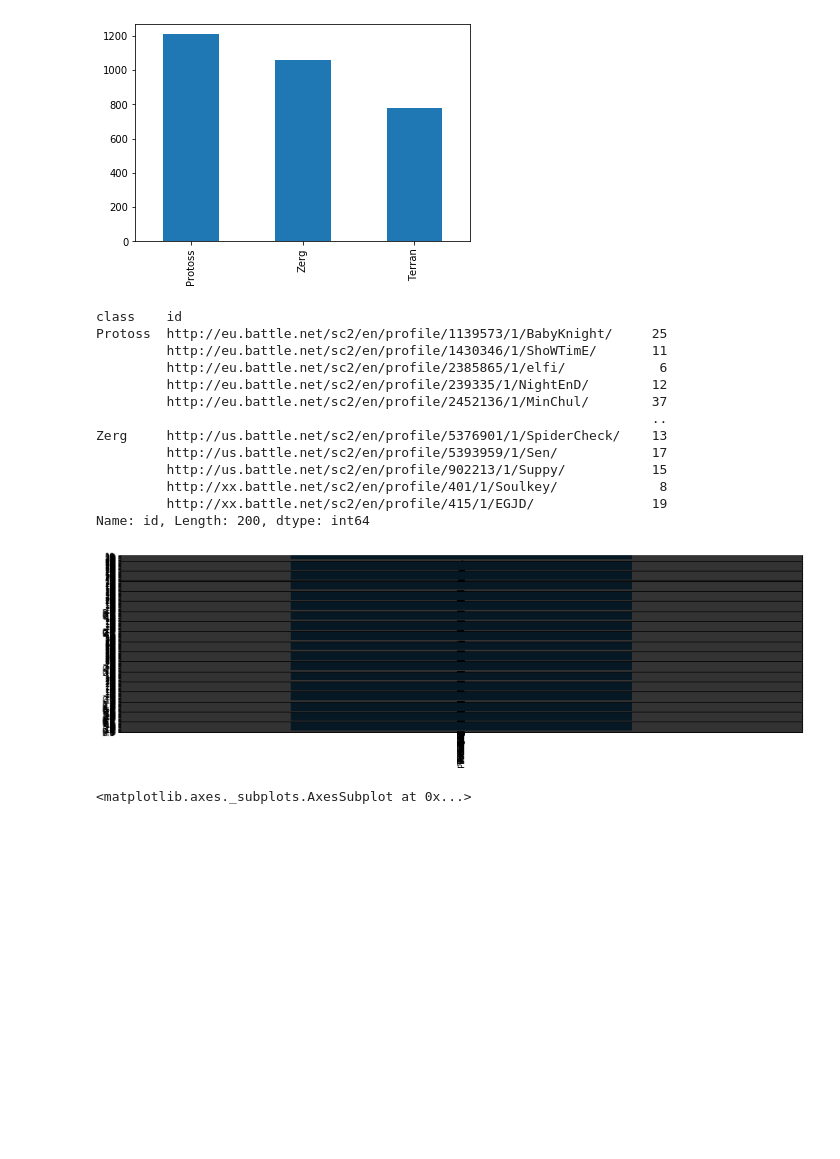
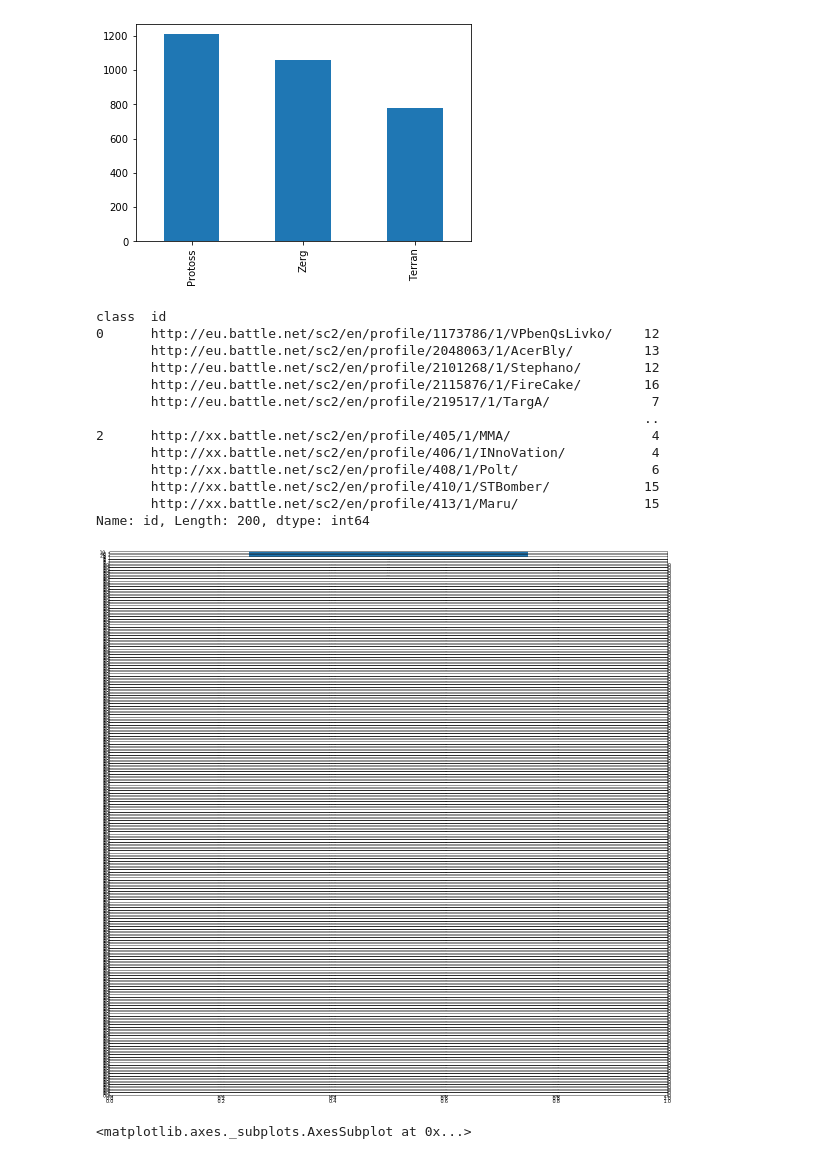
Before and after one commit to AguPereyra/StarcraftDataMiner, a Jupyter notebook: kernel/EDA.ipynb, the cells around one changed output. Drawn from its saved outputs; the diff is of its cells as text; code cells hidden in the pictures; blank space fills up the shorter version.

```diff
--- a/kernel/EDA.ipynb
+++ b/kernel/EDA.ipynb
@@ -15,3 +20,27 @@ Using TensorFlow backend.
+# %%
+#To be sure that we get all the right keys
+CSV_KEYS = ['id', 'class', 's', 'sBase', 'sMineral', 'order']
+for i in range(10):
+    CSV_KEYS.append('hotkey' + str(i))
+
+#Define map class->value
+CLASSES = {}
+
+#Zerg -> 0
+#Protoss -> 1
+#Terran -> 2
+CLASSES['Zerg'] = 0
+CLASSES['Protoss'] = 1
+CLASSES['Terran'] = 2
+
+#Define Directories
+OUTPUT = '../data/output'
+OUTPUT_SUB = OUTPUT
+OUTPUT_CHARTS = OUTPUT + '/charts/'
+INPUT = '../data/input'
+INPUT_TRAIN = INPUT + '/TRAIN.CSV'
+INPUT_TEST = INPUT + '/TEST.CSV'
+INPUT_TRAIN_LONG = INPUT + '/TRAIN_LONG.CSV'
 # %% [markdown]
 ## Reading Data
 # %%
@@ -44,5 +79,6 @@ with open(csv_file, newline='') as csv_text:
 # %%
-df = pd.DataFrame(data, columns=train_dict.keys())
+data, ids= get_train_data()
+df = pd.DataFrame(data, columns=data[0].keys())
 print('Shape of the dataset: ' + str(df.shape))
-df.head().fillna(0)
+df.sample(n=5).fillna(0)
 # %% [output]
@@ -127,34 +146,32 @@ Name: class, dtype: int64
 # %%
 df.groupby(['class','id'])['id'].count()
 # %% [output]
-class    id
-Protoss  http://eu.battle.net/sc2/en/profile/1139573/1/BabyKnight/     25
-         http://eu.battle.net/sc2/en/profile/1430346/1/ShoWTimE/       11
-         http://eu.battle.net/sc2/en/profile/2385865/1/elfi/            6
-         http://eu.battle.net/sc2/en/profile/239335/1/NightEnD/        12
-         http://eu.battle.net/sc2/en/profile/2452136/1/MinChul/        37
-                                                                       ..
-Zerg     http://us.battle.net/sc2/en/profile/5376901/1/SpiderCheck/    13
-         http://us.battle.net/sc2/en/profile/5393959/1/Sen/            17
-         http://us.battle.net/sc2/en/profile/902213/1/Suppy/           15
-         http://xx.battle.net/sc2/en/profile/401/1/Soulkey/             8
-         http://xx.battle.net/sc2/en/profile/415/1/EGJD/               19
+class  id
+0      http://eu.battle.net/sc2/en/profile/1173786/1/VPbenQsLivko/    12
+       http://eu.battle.net/sc2/en/profile/2048063/1/AcerBly/         13
+       http://eu.battle.net/sc2/en/profile/2101268/1/Stephano/        12
+       http://eu.battle.net/sc2/en/profile/2115876/1/FireCake/        16
+       http://eu.battle.net/sc2/en/profile/219517/1/TargA/             7
+                                                                      ..
+2      http://xx.battle.net/sc2/en/profile/405/1/MMA/                  4
+       http://xx.battle.net/sc2/en/profile/406/1/INnoVation/           4
+       http://xx.battle.net/sc2/en/profile/408/1/Polt/                 6
+       http://xx.battle.net/sc2/en/profile/410/1/STBomber/            15
+       http://xx.battle.net/sc2/en/profile/413/1/Maru/                15
 Name: id, Length: 200, dtype: int64
 # %%
-
-
-f,ax=plt.subplots(200,1,figsize=(15,4))
+f,ax=plt.subplots(200,1,figsize=(20,20))
 dfi = df.set_index("id")
 
 
-for i in range (0,200) :
+for i in range (0,2) :
     races_joueur = dfi.loc[nb_joueur[i]]['class'].value_counts()
     races_joueur.plot.bar(ax=ax[i])
 
 
 plt.show()
 # %% [output]
-[figure, old version]
+[figure, new version]
 # %%
 races_joueur = dfi.loc[ids[100]]['class'].value_counts()
 races_joueur.plot.bar()
```
Also changed, not shown: parts of 12 cells of this notebook.
